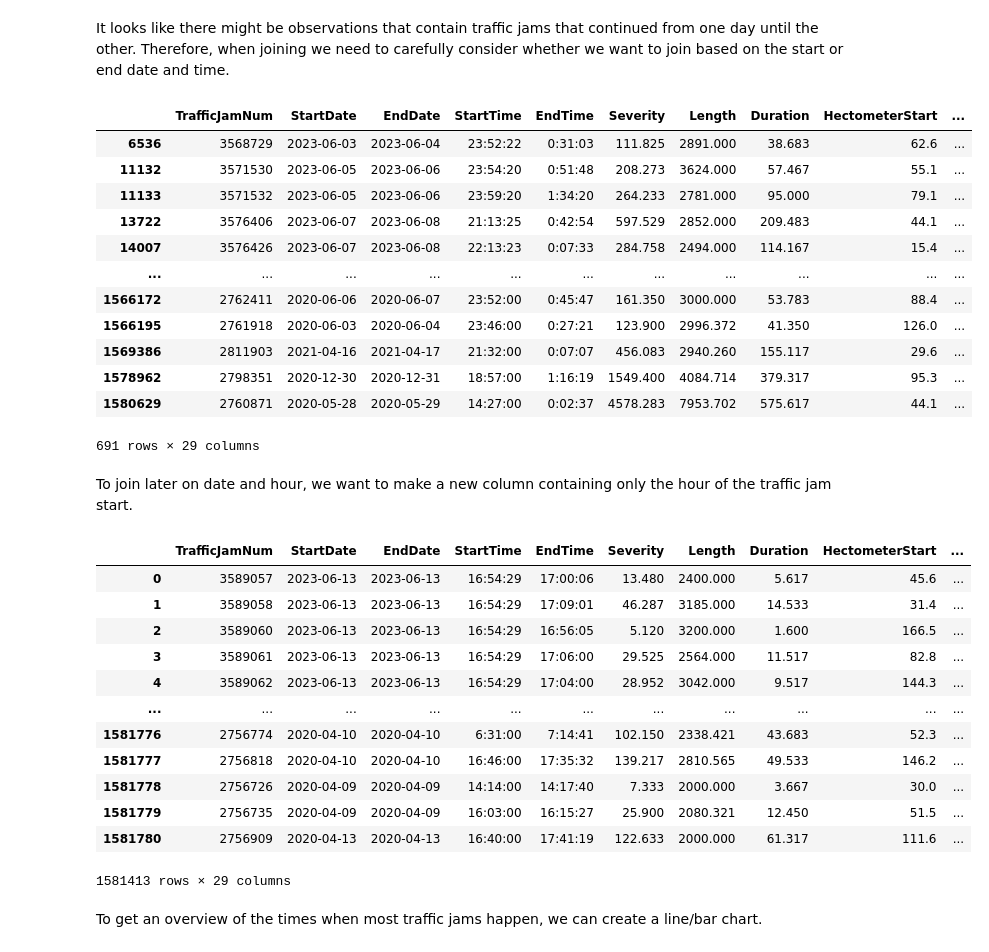
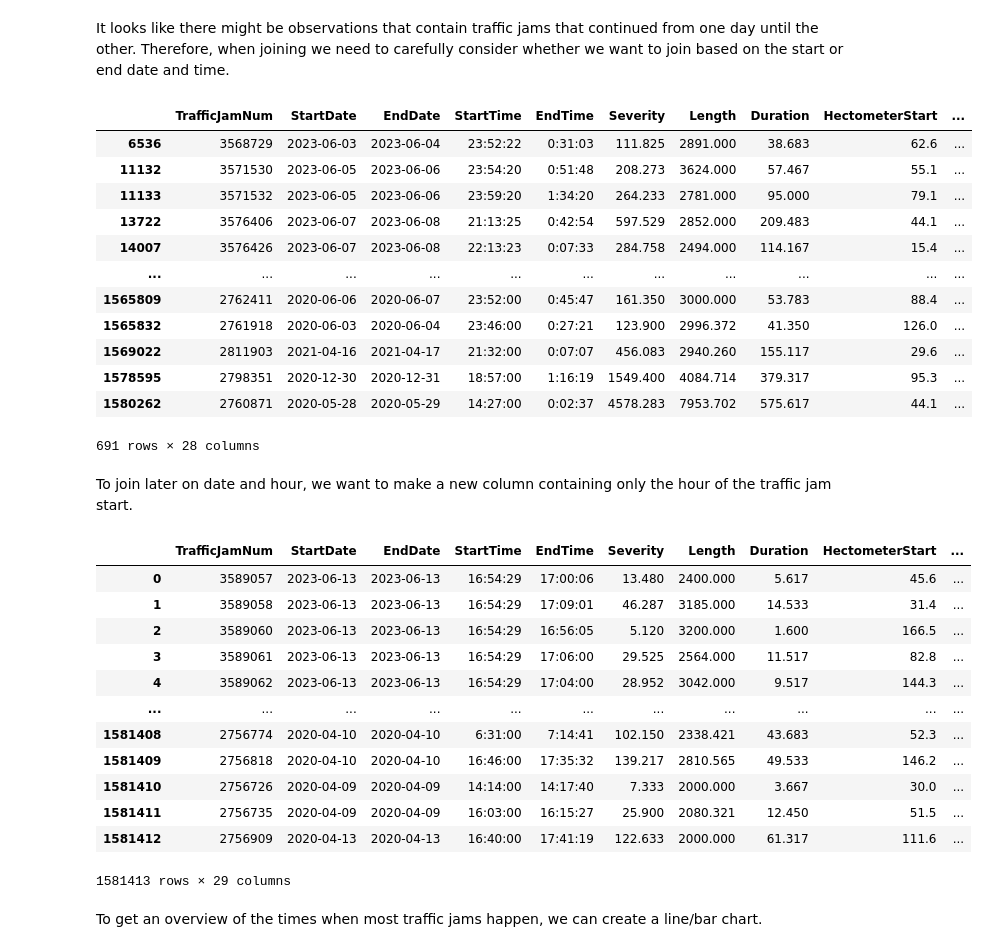
Before and after one commit to mhristev/TodayAI, a Jupyter notebook: MainFile.ipynb, the cells around one changed output. Saved outputs shown, nothing was run; the diff lists cells and outputs as text; code cells hidden in the pictures.

```diff
--- a/MainFile.ipynb
+++ b/MainFile.ipynb
@@ -285,26 +300,26 @@ It seems that we have the weather indicators measured 1 time per hour in each re
 # %% [markdown]
 It looks like there might be observations that contain traffic jams that continued from one day until the other. Therefore, when joining we need to carefully consider whether we want to join based on the start or end date and time.
 # %%
-traffic_jam[traffic_jam['StartDate'] != traffic_jam['EndDate']]
+traffic_data[traffic_data['StartDate'] != traffic_data['EndDate']]
 # %% [output]
 |  | TrafficJamNum | StartDate | EndDate | StartTime | EndTime | Severity | Length | Duration | HectometerStart | ... |
 | 6536 | 3568729 | 2023-06-03 | 2023-06-04 | 23:52:22 | 0:31:03 | 111.825 | 2891.000 | 38.683 | 62.6 | ... |
 | 11132 | 3571530 | 2023-06-05 | 2023-06-06 | 23:54:20 | 0:51:48 | 208.273 | 3624.000 | 57.467 | 55.1 | ... |
 | 11133 | 3571532 | 2023-06-05 | 2023-06-06 | 23:59:20 | 1:34:20 | 264.233 | 2781.000 | 95.000 | 79.1 | ... |
 | 13722 | 3576406 | 2023-06-07 | 2023-06-08 | 21:13:25 | 0:42:54 | 597.529 | 2852.000 | 209.483 | 44.1 | ... |
 | 14007 | 3576426 | 2023-06-07 | 2023-06-08 | 22:13:23 | 0:07:33 | 284.758 | 2494.000 | 114.167 | 15.4 | ... |
 | ... | ... | ... | ... | ... | ... | ... | ... | ... | ... | ... |
-| 1566172 | 2762411 | 2020-06-06 | 2020-06-07 | 23:52:00 | 0:45:47 | 161.350 | 3000.000 | 53.783 | 88.4 | ... |
-| 1566195 | 2761918 | 2020-06-03 | 2020-06-04 | 23:46:00 | 0:27:21 | 123.900 | 2996.372 | 41.350 | 126.0 | ... |
-| 1569386 | 2811903 | 2021-04-16 | 2021-04-17 | 21:32:00 | 0:07:07 | 456.083 | 2940.260 | 155.117 | 29.6 | ... |
-| 1578962 | 2798351 | 2020-12-30 | 2020-12-31 | 18:57:00 | 1:16:19 | 1549.400 | 4084.714 | 379.317 | 95.3 | ... |
-| 1580629 | 2760871 | 2020-05-28 | 2020-05-29 | 14:27:00 | 0:02:37 | 4578.283 | 7953.702 | 575.617 | 44.1 | ... |
+| 1565809 | 2762411 | 2020-06-06 | 2020-06-07 | 23:52:00 | 0:45:47 | 161.350 | 3000.000 | 53.783 | 88.4 | ... |
+| 1565832 | 2761918 | 2020-06-03 | 2020-06-04 | 23:46:00 | 0:27:21 | 123.900 | 2996.372 | 41.350 | 126.0 | ... |
+| 1569022 | 2811903 | 2021-04-16 | 2021-04-17 | 21:32:00 | 0:07:07 | 456.083 | 2940.260 | 155.117 | 29.6 | ... |
+| 1578595 | 2798351 | 2020-12-30 | 2020-12-31 | 18:57:00 | 1:16:19 | 1549.400 | 4084.714 | 379.317 | 95.3 | ... |
+| 1580262 | 2760871 | 2020-05-28 | 2020-05-29 | 14:27:00 | 0:02:37 | 4578.283 | 7953.702 | 575.617 | 44.1 | ... |
-691 rows × 29 columns
+691 rows × 28 columns
 # %% [markdown]
 To join later on date and hour, we want to make a new column containing only the hour of the traffic jam start.
 # %%
-traffic_jam['Hour'] = traffic_jam['StartTime'].apply(lambda x: x.split(':')[0]).astype(int)
-traffic_jam
+traffic_data['Hour'] = traffic_data['StartTime'].apply(lambda x: x.split(':')[0]).astype(int)
+traffic_data
 # %% [output]
 |  | TrafficJamNum | StartDate | EndDate | StartTime | EndTime | Severity | Length | Duration | HectometerStart | ... |
 | 0 | 3589057 | 2023-06-13 | 2023-06-13 | 16:54:29 | 17:00:06 | 13.480 | 2400.000 | 5.617 | 45.6 | ... |
@@ -313,11 +328,11 @@ traffic_jam
 | 3 | 3589061 | 2023-06-13 | 2023-06-13 | 16:54:29 | 17:06:00 | 29.525 | 2564.000 | 11.517 | 82.8 | ... |
 | 4 | 3589062 | 2023-06-13 | 2023-06-13 | 16:54:29 | 17:04:00 | 28.952 | 3042.000 | 9.517 | 144.3 | ... |
 | ... | ... | ... | ... | ... | ... | ... | ... | ... | ... | ... |
-| 1581776 | 2756774 | 2020-04-10 | 2020-04-10 | 6:31:00 | 7:14:41 | 102.150 | 2338.421 | 43.683 | 52.3 | ... |
-| 1581777 | 2756818 | 2020-04-10 | 2020-04-10 | 16:46:00 | 17:35:32 | 139.217 | 2810.565 | 49.533 | 146.2 | ... |
-| 1581778 | 2756726 | 2020-04-09 | 2020-04-09 | 14:14:00 | 14:17:40 | 7.333 | 2000.000 | 3.667 | 30.0 | ... |
-| 1581779 | 2756735 | 2020-04-09 | 2020-04-09 | 16:03:00 | 16:15:27 | 25.900 | 2080.321 | 12.450 | 51.5 | ... |
-| 1581780 | 2756909 | 2020-04-13 | 2020-04-13 | 16:40:00 | 17:41:19 | 122.633 | 2000.000 | 61.317 | 111.6 | ... |
+| 1581408 | 2756774 | 2020-04-10 | 2020-04-10 | 6:31:00 | 7:14:41 | 102.150 | 2338.421 | 43.683 | 52.3 | ... |
+| 1581409 | 2756818 | 2020-04-10 | 2020-04-10 | 16:46:00 | 17:35:32 | 139.217 | 2810.565 | 49.533 | 146.2 | ... |
+| 1581410 | 2756726 | 2020-04-09 | 2020-04-09 | 14:14:00 | 14:17:40 | 7.333 | 2000.000 | 3.667 | 30.0 | ... |
+| 1581411 | 2756735 | 2020-04-09 | 2020-04-09 | 16:03:00 | 16:15:27 | 25.900 | 2080.321 | 12.450 | 51.5 | ... |
+| 1581412 | 2756909 | 2020-04-13 | 2020-04-13 | 16:40:00 | 17:41:19 | 122.633 | 2000.000 | 61.317 | 111.6 | ... |
 1581413 rows × 29 columns
 # %% [markdown]
 To get an overview of the times when most traffic jams happen, we can create a line/bar chart.
```
Also changed, not shown: parts of 10 cells of this notebook.
